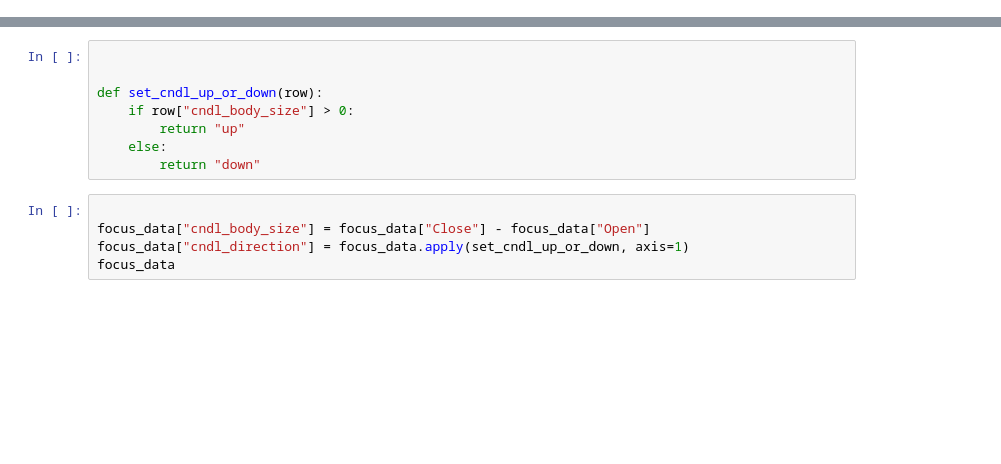
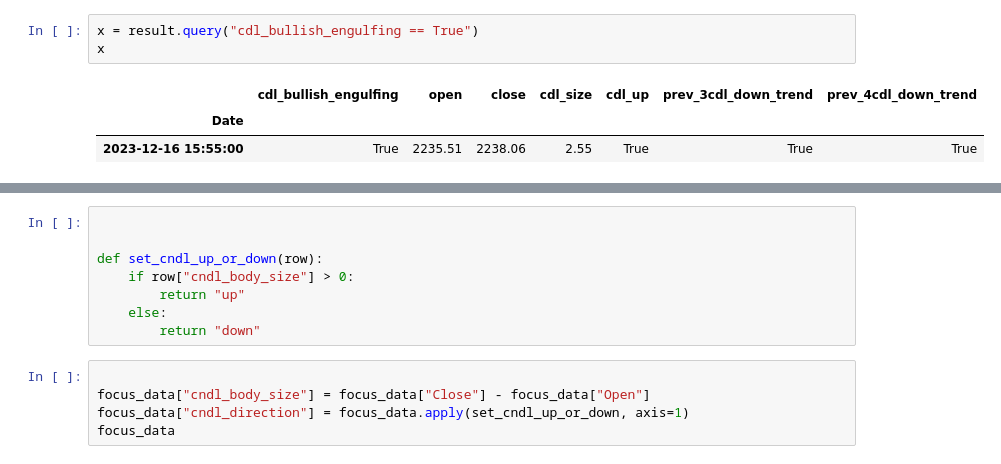
Before and after one commit to michaelmottdigital/trading-bots-mt5, a Jupyter notebook: analysis.ipynb, the cells around one changed output, grey strips where cells are left out. Drawn from its saved outputs; the diff is of its cells as text; blank space fills up the shorter version.

```diff
--- a/analysis.ipynb
+++ b/analysis.ipynb
@@ -59,3 +134,10 @@ mpf.plot(chart_data, type="candle", figscale=2.0)
+# %%
+x = result.query("cdl_bullish_engulfing == True")
+x
+# %% [output]
+|  | cdl_bullish_engulfing | open | close | cdl_size | cdl_up | prev_3cdl_down_trend | prev_4cdl_down_trend |
+| Date |  |  |  |  |  |  |  |
+| 2023-12-16 15:55:00 | True | 2235.51 | 2238.06 | 2.55 | True | True | True |
 # %%
 
 
```
Also changed, not shown: parts of 14 cells of this notebook, 3 other files.
